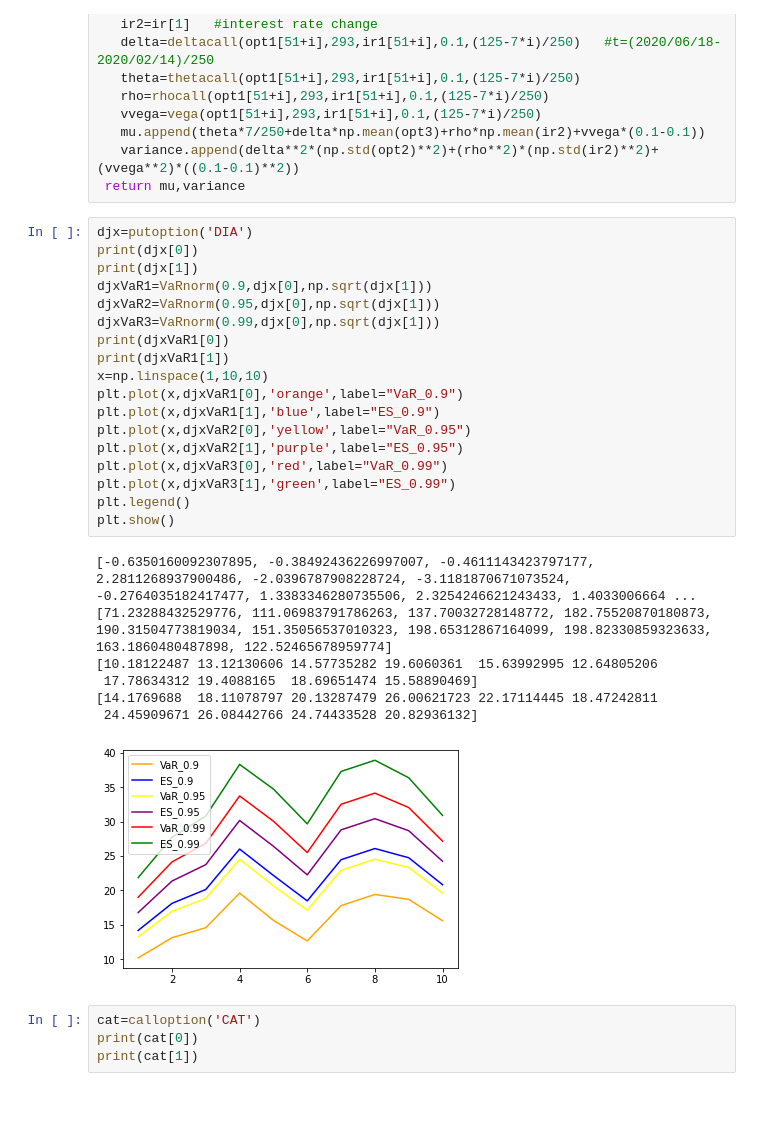
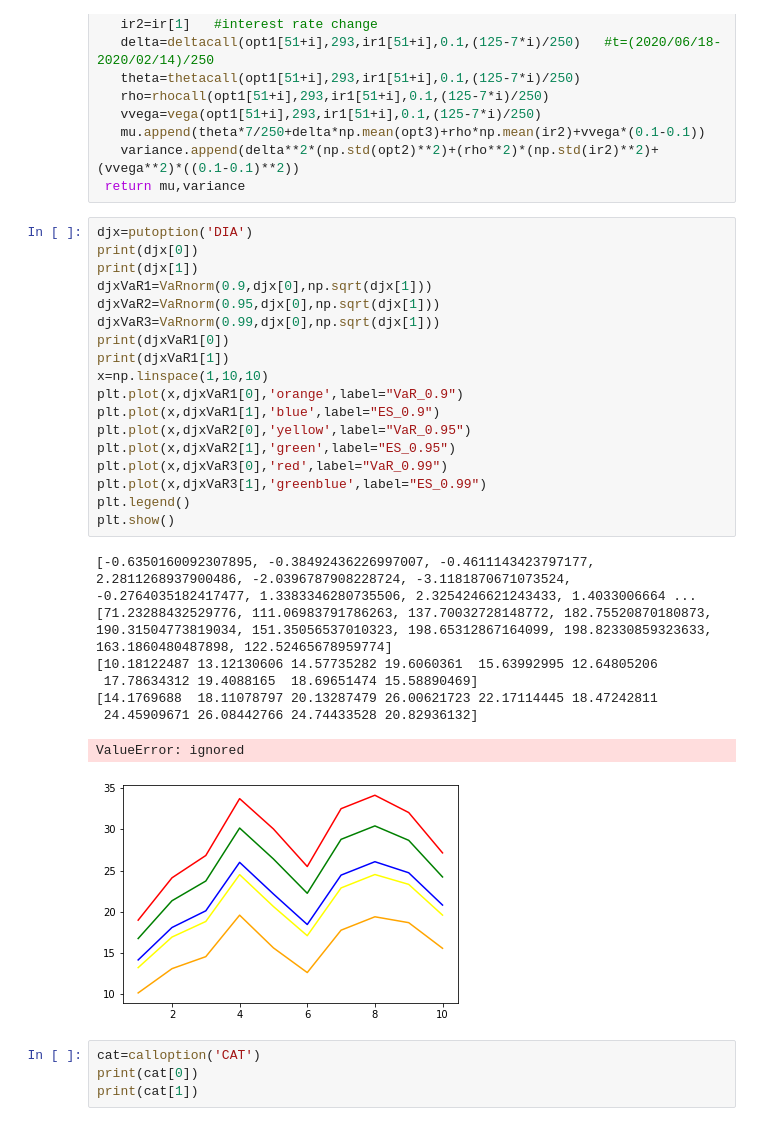
Before and after one commit to ZiyueNie/575, a Jupyter notebook: src/ib_project.ipynb, the cells around one changed output. Drawn from its saved outputs; the diff is of its cells as text.

```diff
--- a/src/ib_project.ipynb
+++ b/src/ib_project.ipynb
@@ -292,29 +292,30 @@ def calloption(M):                  #today is 2020/02/14
 # %%
 djx=putoption('DIA')
 print(djx[0])
 print(djx[1])
 djxVaR1=VaRnorm(0.9,djx[0],np.sqrt(djx[1]))
 djxVaR2=VaRnorm(0.95,djx[0],np.sqrt(djx[1]))
 djxVaR3=VaRnorm(0.99,djx[0],np.sqrt(djx[1]))
 print(djxVaR1[0])
 print(djxVaR1[1])
 x=np.linspace(1,10,10)
 plt.plot(x,djxVaR1[0],'orange',label="VaR_0.9")
 plt.plot(x,djxVaR1[1],'blue',label="ES_0.9")
 plt.plot(x,djxVaR2[0],'yellow',label="VaR_0.95")
-plt.plot(x,djxVaR2[1],'purple',label="ES_0.95")
+plt.plot(x,djxVaR2[1],'green',label="ES_0.95")
 plt.plot(x,djxVaR3[0],'red',label="VaR_0.99")
-plt.plot(x,djxVaR3[1],'green',label="ES_0.99")
+plt.plot(x,djxVaR3[1],'greenblue',label="ES_0.99")
 plt.legend()
 plt.show()
 # %% [output]
 [-0.6350160092307895, -0.38492436226997007, -0.4611143423797177, 2.2811268937900486, -2.0396787908228724, -3.1181870671073524, -0.2764035182417477, 1.3383346280735506, 2.3254246621243433, 1.4033006664 ...
 [71.23288432529776, 111.06983791786263, 137.70032728148772, 182.75520870180873, 190.31504773819034, 151.35056537010323, 198.65312867164099, 198.82330859323633, 163.1860480487898, 122.52465678959774]
 [10.18122487 13.12130606 14.57735282 19.6060361  15.63992995 12.64805206
  17.78634312 19.4088165  18.69651474 15.58890469]
 [14.1769688  18.11078797 20.13287479 26.00621723 22.17114445 18.47242811
  24.45909671 26.08442766 24.74433528 20.82936132]
+ValueError: ignored
-[figure, old version]
+[figure, new version]
 # %%
 cat=calloption('CAT')
 print(cat[0])
```
